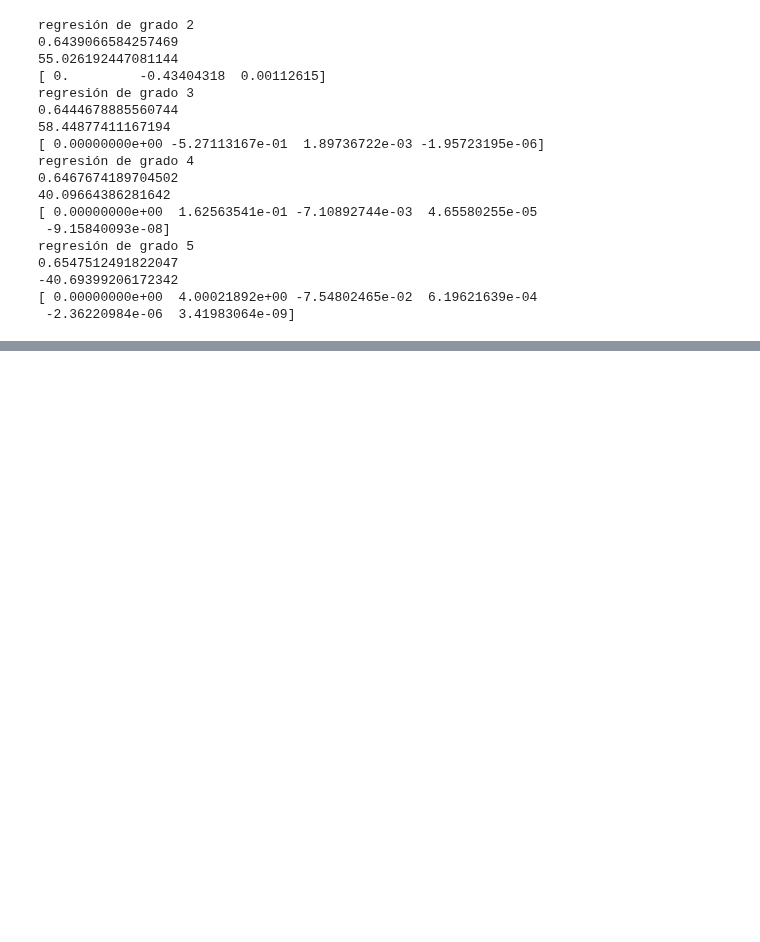
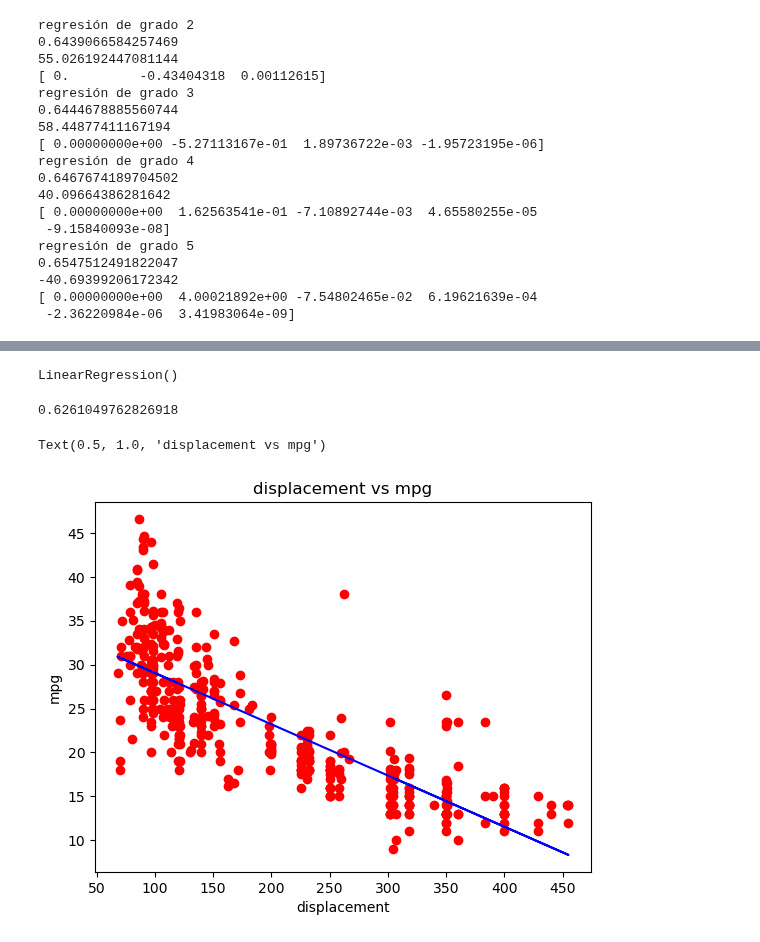
Before and after one commit to Chefi/python-ml-course, a Jupyter notebook: notebooks/Modelos de Regresion en Python Mi Notebook.ipynb, the cells around one changed output, grey strips where cells are left out. Cells and saved outputs as stored; diff of their text form; code cells hidden in the pictures; blank space fills up the shorter version.

```diff
--- a/notebooks/Modelos de Regresion en Python Mi Notebook.ipynb
+++ b/notebooks/Modelos de Regresion en Python Mi Notebook.ipynb
@@ -1314,0 +1327,7 @@ SSD: 8373.171387682132RSE: 4.541318624200213y mean: 23.514572864321607errror: 0.
+# %%
+lm = LinearRegression()
+# %%
+X = data_auto["displacement"].fillna(data_auto["displacement"].mean())
+Y = data_auto["mpg"].fillna(data_auto["mpg"].mean())
+X = pd.DataFrame(list(X), columns=['Numbers'])
+X
@@ -1314,0 +1348,17 @@ SSD: 8373.171387682132RSE: 4.541318624200213y mean: 23.514572864321607errror: 0.
+# %%
+lm.fit(X,Y)
+# %% [output]
+LinearRegression()
+# %%
+lm.score(X,Y)
+# %% [output]
+0.6261049762826918
+# %%
+plt.plot(X,Y, "ro")
+plt.plot(X, lm.predict(X), color = "blue")
+plt.xlabel("displacement")
+plt.ylabel("mpg")
+plt.title("displacement vs mpg")
+# %% [output]
+Text(0.5, 1.0, 'displacement vs mpg')
+[figure, added]
```
Also changed, not shown: parts of 17 cells of this notebook.
